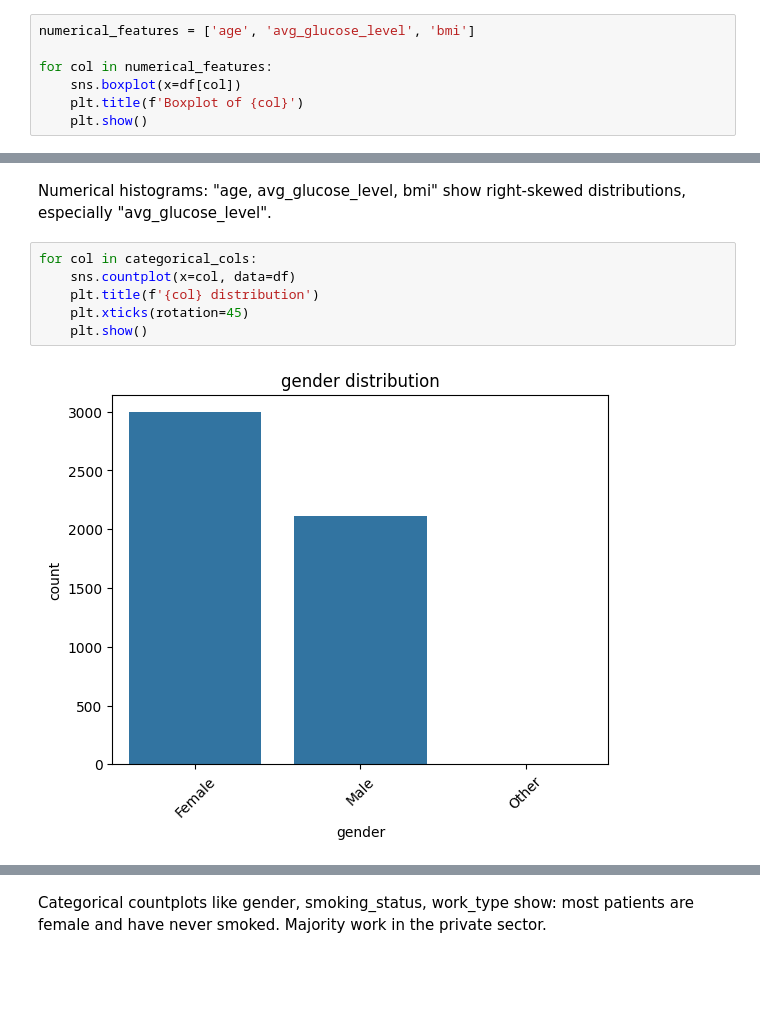
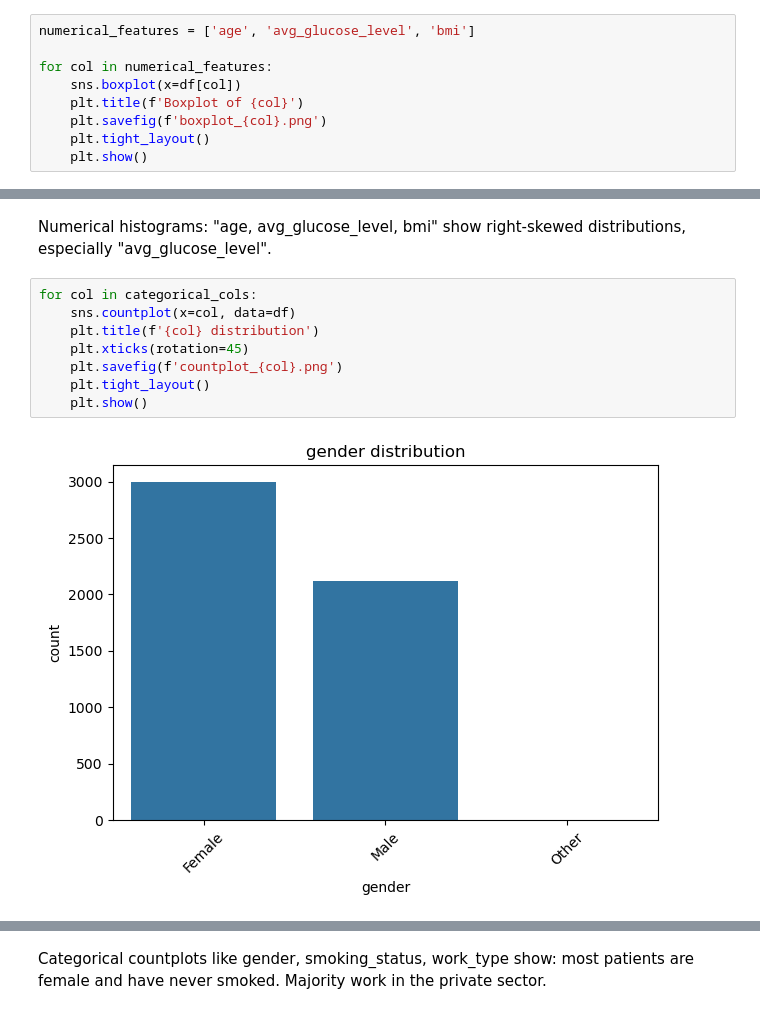
Before and after one commit to Team-6-AAI-501/strokeprediction, a Jupyter notebook: jupyternotebook/aai501StrokePrediction.ipynb, the cells around one changed output, grey strips where cells are left out. Drawn from its saved outputs; the diff is of its cells as text; blank space fills up the shorter version.

```diff
--- a/jupyternotebook/aai501StrokePrediction.ipynb
+++ b/jupyternotebook/aai501StrokePrediction.ipynb
@@ -129,5 +130,7 @@ numerical_features = ['age', 'avg_glucose_level', 'bmi']
 for col in numerical_features:
     sns.boxplot(x=df[col])
     plt.title(f'Boxplot of {col}')
+    plt.savefig(f'boxplot_{col}.png')
+    plt.tight_layout()
     plt.show()
 # %% [output]
@@ -170,8 +185,10 @@ Numerical histograms: "age, avg_glucose_level, bmi" show right-skewed distributi
 # %%
 for col in categorical_cols:
     sns.countplot(x=col, data=df)
     plt.title(f'{col} distribution')
     plt.xticks(rotation=45)
+    plt.savefig(f'countplot_{col}.png')
+    plt.tight_layout()
     plt.show()
 # %% [output]
-[figure, old version]
+[figure, new version]
```
Also changed, not shown: parts of 12 cells of this notebook, 19 other files.
